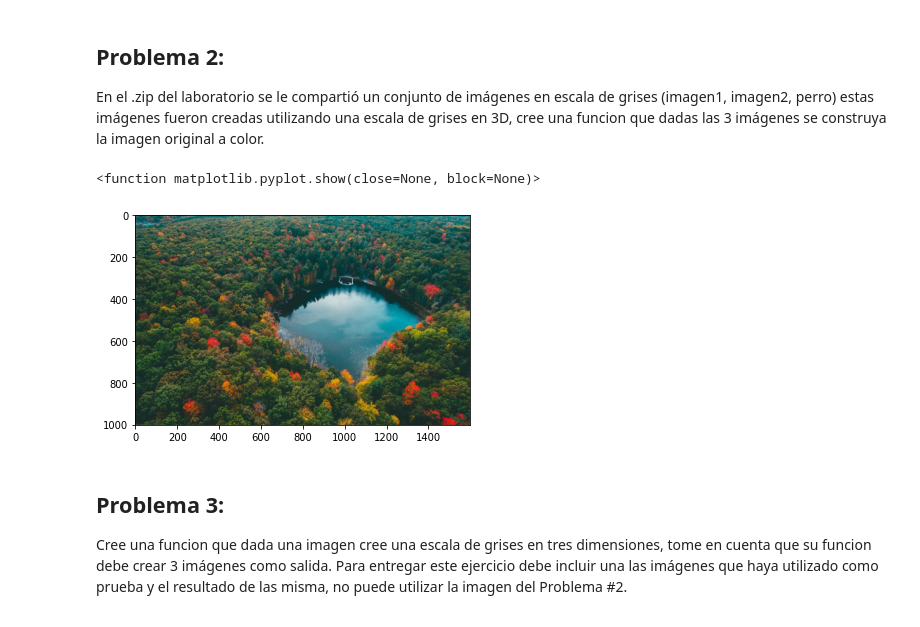
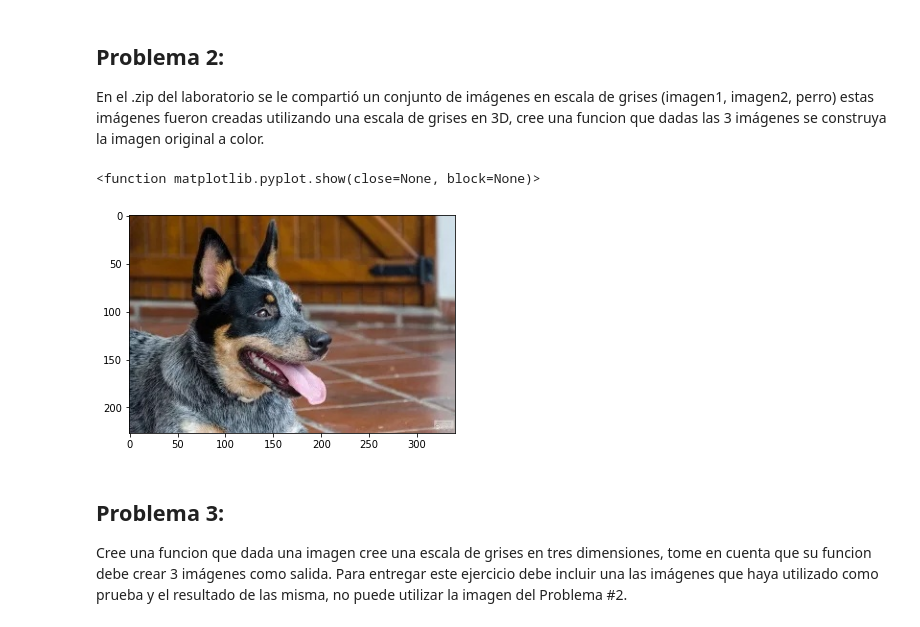
Before and after one commit to Jonhy07/MasterDS_TextMinig_Lab1, a Jupyter notebook: laboratorio1.ipynb, the cells around one changed output. Saved outputs shown, nothing was run; the diff lists cells and outputs as text; code cells hidden in the pictures.

```diff
--- a/laboratorio1.ipynb
+++ b/laboratorio1.ipynb
@@ -70,12 +70,12 @@ def gris_a_color(nombre):
     nuevo = cv2.cvtColor(nuevo,cv2.COLOR_BGR2RGB)
     return nuevo
 # %%
-imagen = gris_a_color('producida')
+imagen = gris_a_color('perro')
 plt.imshow(imagen)
 plt.show
 # %% [output]
 <function matplotlib.pyplot.show(close=None, block=None)>
-[figure, old version]
+[figure, new version]
 # %% [markdown]
 ## Problema 3:
 Cree una funcion que dada una imagen cree una escala de grises en tres dimensiones, tome en cuenta que su funcion debe crear 3 imágenes como salida. Para entregar este ejercicio debe incluir una las imágenes que haya utilizado como prueba y el resultado de las misma, no puede utilizar la imagen del Problema #2.
```
Also changed, not shown: 1 other file.
